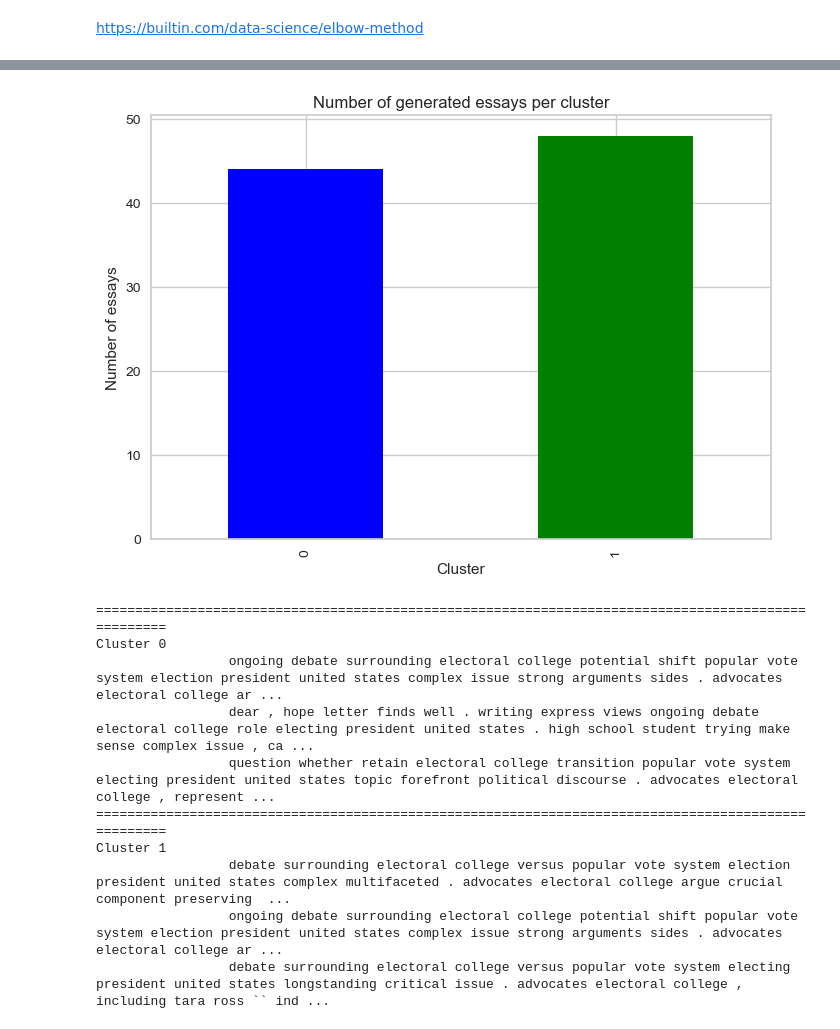
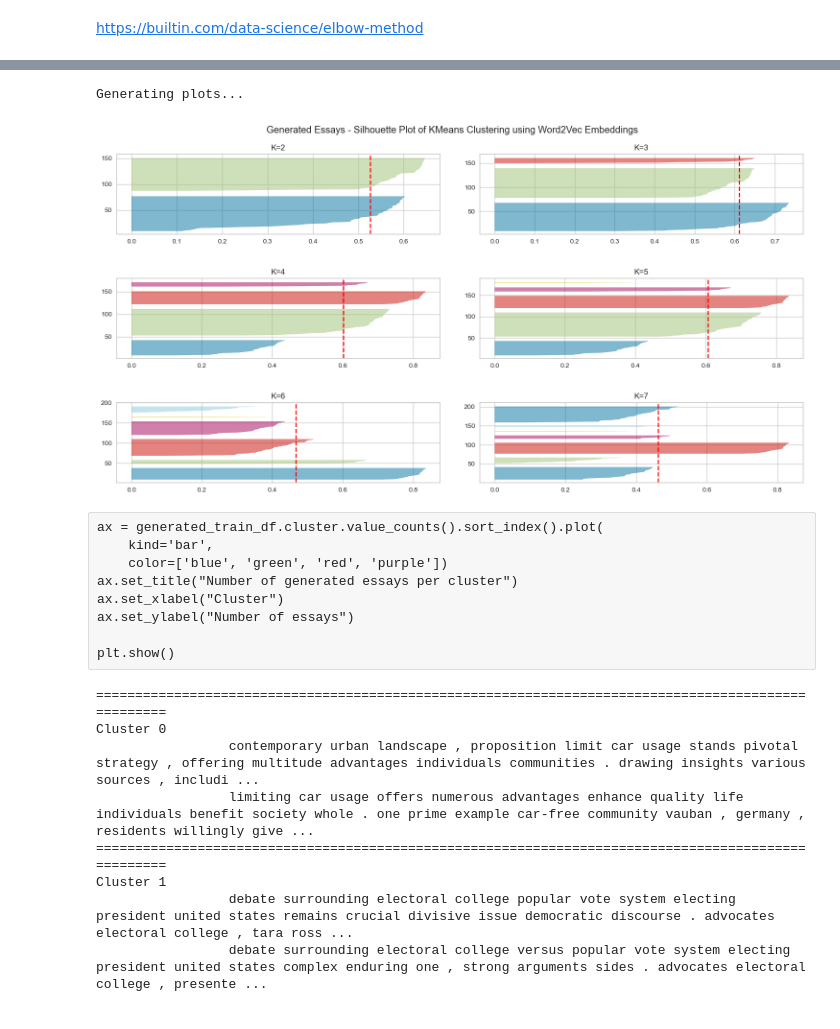
Before and after one commit to dimits-ts/practical_data_science, a Jupyter notebook: llm_detection/notebooks/llm_detection.ipynb, the cells around one changed output, grey strips where cells are left out. Saved outputs shown, nothing was run; the diff lists cells and outputs as text; code cells hidden in the pictures.

```diff
--- a/llm_detection/notebooks/llm_detection.ipynb
+++ b/llm_detection/notebooks/llm_detection.ipynb
@@ -842 +848,25 @@ fig.tight_layout(h_pad=3, w_pad=3)
+# %%
+x_embed_generated = np.array([x for x in df.loc[df.generated==1].embedding])
+fig, axes = plt.subplots(3, 2, figsize=(15,8))
+
+print("Generating plots...")
+for i in tqdm(range(2, 8)):
+    # there is an internal memory leak here, don't worry about it
+    with warnings.catch_warnings():
+        warnings.simplefilter("ignore")
+        km = KMeans(n_clusters=i, init='k-means++', n_init=5, random_state=42)
+
+        q, mod = divmod(i, 2)
+        ax = axes[q-1][mod]
+        ax.set_title(f"K={i}")
+
+        visualizer = SilhouetteVisualizer(km, colors='yellowbrick', ax=ax)
+        visualizer.fit(x_embed_generated)
+
+fig.suptitle("Generated Essays - Silhouette Plot of KMeans Clustering using Word2Vec Embeddings")
+fig.tight_layout(h_pad=3, w_pad=3)
+plt.show()
+# %% [output]
+Generating plots...
+[figure, added]
 # %%
@@ -846,28 +887,21 @@ generated_train_df["cluster"] = preds
-# %%
-ax = generated_train_df.cluster.value_counts().sort_index().plot(
-    kind='bar',
-    color=['blue', 'green', 'red', 'purple'])
-ax.set_title("Number of generated essays per cluster")
-ax.set_xlabel("Cluster")
-ax.set_ylabel("Number of essays")
-
-plt.show()
-# %% [output]
-[figure, removed]
+# %% [raw]
+ax = generated_train_df.cluster.value_counts().sort_index().plot(
+    kind='bar',
+    color=['blue', 'green', 'red', 'purple'])
+ax.set_title("Number of generated essays per cluster")
+ax.set_xlabel("Cluster")
+ax.set_ylabel("Number of essays")
+
+plt.show()
 # %%
-for cluster in np.unique(generated_train_df.cluster):
-    print("=" * 100)
-    print(f"Cluster {cluster}")
-    for text in generated_train_df[generated_train_df.cluster==1].sample(3).text:
-        print("\t\t", text)
+generated_clusters = cluster(2, x_generated)
+print_clusters(generated_clusters, generated_df)
 # %% [output]
 ====================================================================================================
 Cluster 0
-                 ongoing debate surrounding electoral college potential shift popular vote system election president united states complex issue strong arguments sides . advocates electoral college ar ...
-                 dear , hope letter finds well . writing express views ongoing debate electoral college role electing president united states . high school student trying make sense complex issue , ca ...
-                 question whether retain electoral college transition popular vote system electing president united states topic forefront political discourse . advocates electoral college , represent ...
+                 contemporary urban landscape , proposition limit car usage stands pivotal strategy , offering multitude advantages individuals communities . drawing insights various sources , includi ...
+                 limiting car usage offers numerous advantages enhance quality life individuals benefit society whole . one prime example car-free community vauban , germany , residents willingly give ...
 ====================================================================================================
 Cluster 1
-                 debate surrounding electoral college versus popular vote system election president united states complex multifaceted . advocates electoral college argue crucial component preserving  ...
-                 ongoing debate surrounding electoral college potential shift popular vote system election president united states complex issue strong arguments sides . advocates electoral college ar ...
-                 debate surrounding electoral college versus popular vote system electing president united states longstanding critical issue . advocates electoral college , including tara ross `` ind ...
+                 debate surrounding electoral college popular vote system electing president united states remains crucial divisive issue democratic discourse . advocates electoral college , tara ross ...
+                 debate surrounding electoral college versus popular vote system electing president united states complex enduring one , strong arguments sides . advocates electoral college , presente ...
```
Also changed, not shown: parts of 19 cells of this notebook, 3 other files.
